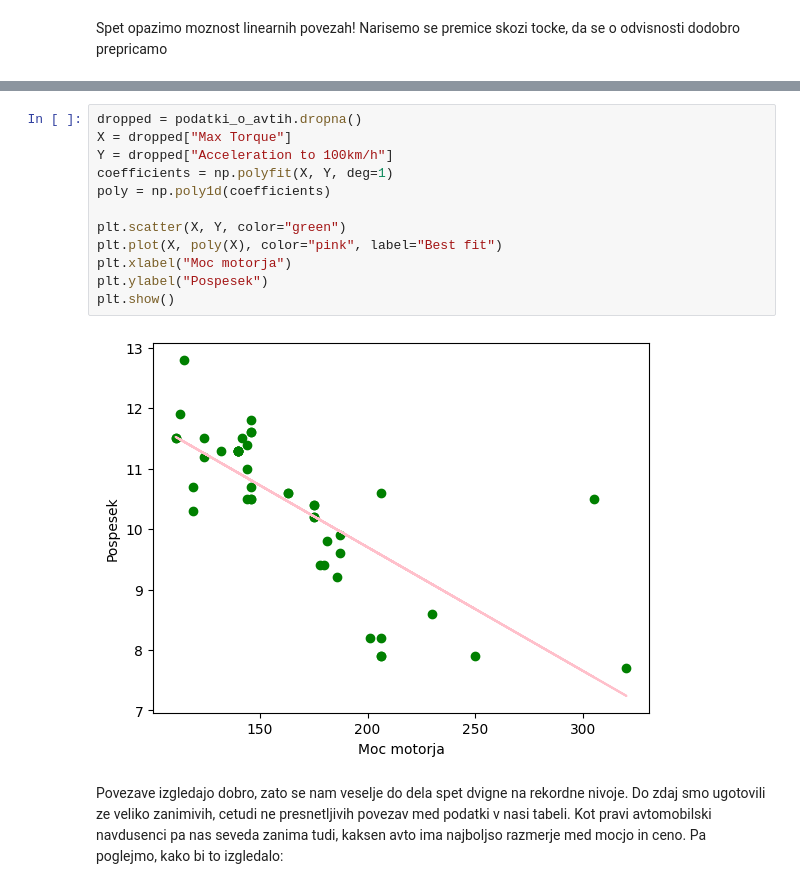
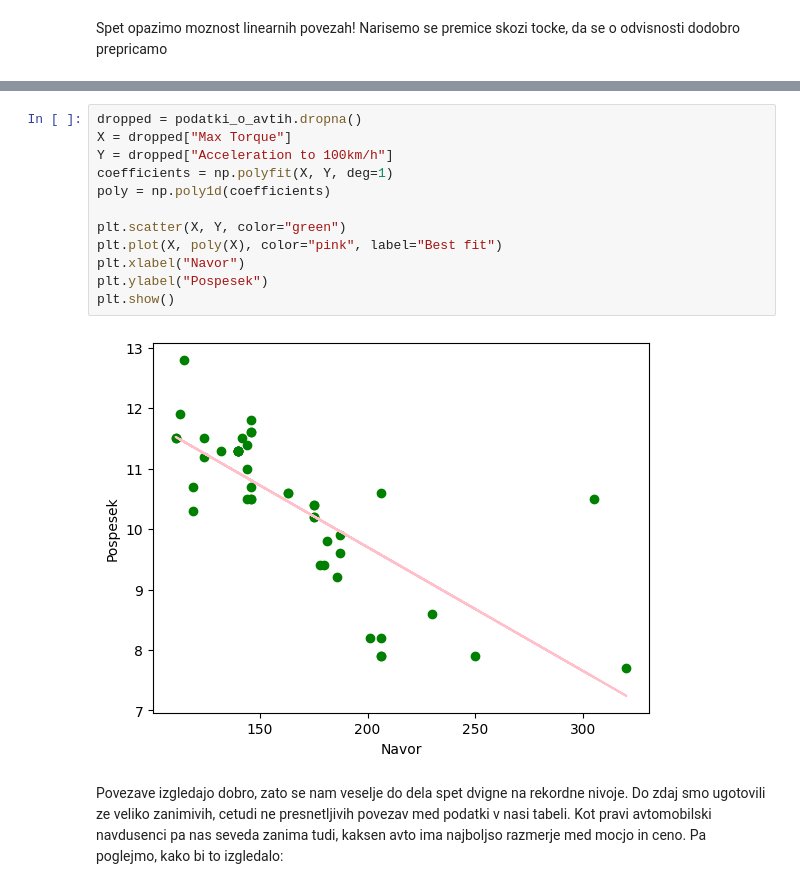
Before and after one commit to urbancluka/UVP-Projektna-naloga, a Jupyter notebook: analiza.ipynb, the cells around one changed output, grey strips where cells are left out. Drawn from its saved outputs; the diff is of its cells as text.

```diff
--- a/analiza.ipynb
+++ b/analiza.ipynb
@@ -302,17 +299,17 @@ False
 # %%
 dropped = podatki_o_avtih.dropna()
 X = dropped["Max Torque"]
 Y = dropped["Acceleration to 100km/h"]
 coefficients = np.polyfit(X, Y, deg=1)
 poly = np.poly1d(coefficients)
 
 plt.scatter(X, Y, color="green")
 plt.plot(X, poly(X), color="pink", label="Best fit")
-plt.xlabel("Moc motorja")
+plt.xlabel("Navor")
 plt.ylabel("Pospesek")
 plt.show()
 # %% [output]
-[figure, old version]
+[figure, new version]
 # %% [markdown]
 Povezave izgledajo dobro, zato se nam veselje do dela spet dvigne na rekordne nivoje.
 Do zdaj smo ugotovili ze veliko zanimivih, cetudi ne presnetljivih povezav med podatki v nasi tabeli. Kot pravi avtomobilski navdusenci pa nas seveda zanima tudi, kaksen avto ima najboljso razmerje med mocjo in ceno. Pa poglejmo, kako bi to izgledalo:
```
Also changed, not shown: parts of 7 cells of this notebook.
